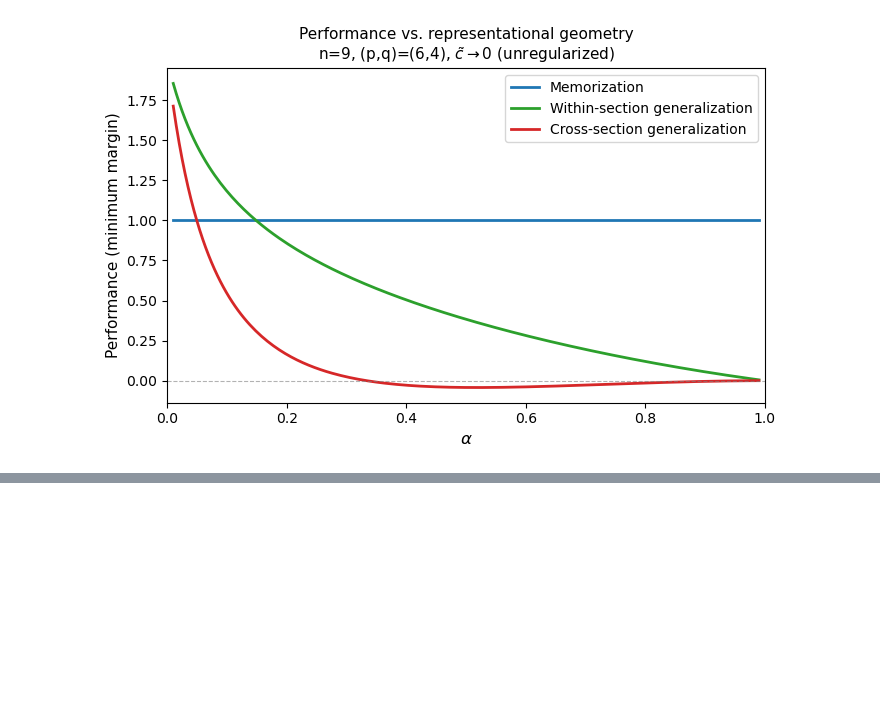
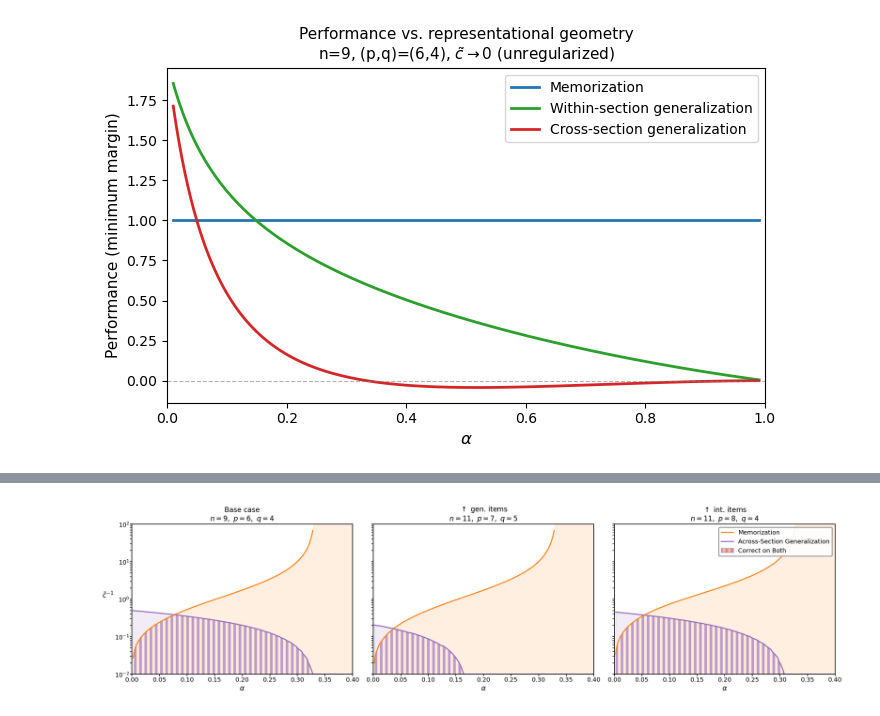
Before and after one commit to lukelc23/NeurIPS_2026, a Jupyter notebook: Figures/Professional/Figure 4.3.ipynb, the cells around one changed output, grey strips where cells are left out. Saved outputs shown, nothing was run; the diff lists cells and outputs as text; code cells hidden in the pictures; blank space fills up the shorter version.

```diff
--- a/Figures/Professional/Figure 4.3.ipynb
+++ b/Figures/Professional/Figure 4.3.ipynb
@@ -1209,7 +1209,7 @@ with plt.rc_context({'hatch.linewidth': 3.0, 'figure.dpi': 200}):
 Saved → figure_4_combined.pdf
 # %%
 # CELL 9
-# 3-panel phase diagram: base case, more generalizable, more exceptions
+# 3-panel phase diagram: base case, more generalizable, more interacting items
 
 import sys, os, io, contextlib
 sys.path.insert(0, os.path.abspath('..'))
@@ -1224,7 +1224,7 @@ from Ranking_exp import Ranking_exp
 configs = [
     {'n': 9,  'p': 6, 'q': 4, 'title': 'Base case\n$n=9,\\ p=6,\\ q=4$'},
     {'n': 11, 'p': 7, 'q': 5, 'title': r'$\uparrow$ gen. items' + '\n$n=11,\\ p=7,\\ q=5$'},
-    {'n': 11, 'p': 8, 'q': 4, 'title': r'$\uparrow$ exc. items' + '\n$n=11,\\ p=8,\\ q=4$'},
+    {'n': 11, 'p': 8, 'q': 4, 'title': r'$\uparrow$ int. items' + '\n$n=11,\\ p=8,\\ q=4$'},
 ]
 
 k_s = 1.0
@@ -1302,33 +1302,35 @@ with plt.rc_context({'figure.dpi': 200, 'hatch.linewidth': 3.0}):
 
         ax.fill_between(alpha_vals, overlap_fill, train_fill,
                         where=(train_fill > test_fill), interpolate=True,
                         alpha=0.12, color=ORANGE)
         ax.fill_between(alpha_vals, overlap_fill, test_fill,
                         where=(test_fill > train_fill), interpolate=True,
                         alpha=0.12, color=PURPLE)
 
         ax.fill_between(alpha_vals, ylim_bot, overlap_fill,
                         facecolor=ORANGE, alpha=0.15)
         ax.fill_between(alpha_vals, ylim_bot, overlap_fill, facecolor='none',
                         edgecolor=PURPLE, hatch='||', linewidth=0, alpha=0.6)
         ax.add_patch(mpatches.Rectangle((0, 0), 0, 0,
                      facecolor=ORANGE, edgecolor=PURPLE, hatch='||',
                      alpha=0.5, label='Correct on Both'))
 
         ax.set_xlabel(r'$\alpha$', fontsize=8, labelpad=2)
         ax.set_title(cfg['title'], fontsize=8, pad=4)
         ax.tick_params(axis='both', length=2, pad=1, labelsize=7)
         ax.set_yscale('log')
         ax.set_xlim(0.0, 0.40)
         ax.set_ylim(ylim_bot, ylim_top)
         ax.grid(False)
 
     axes[0].set_ylabel(r'$\tilde{c}^{-1}$', fontsize=8, rotation=0, labelpad=8)
     axes[-1].legend(fontsize=7, framealpha=0.9, edgecolor='gray', loc='upper right')
 
     plt.tight_layout(pad=0.8)
     plt.show()
     fig.savefig("figure_4_4_three_panels.pdf", bbox_inches="tight")
+# %% [output]
+[figure, added]
 # %%
 # Dummy layout: 8 panels + vertical dotted divider (GridSpec approach)
 import matplotlib.pyplot as plt
```
Also changed, not shown: parts of 9 cells of this notebook, 18 other files.
